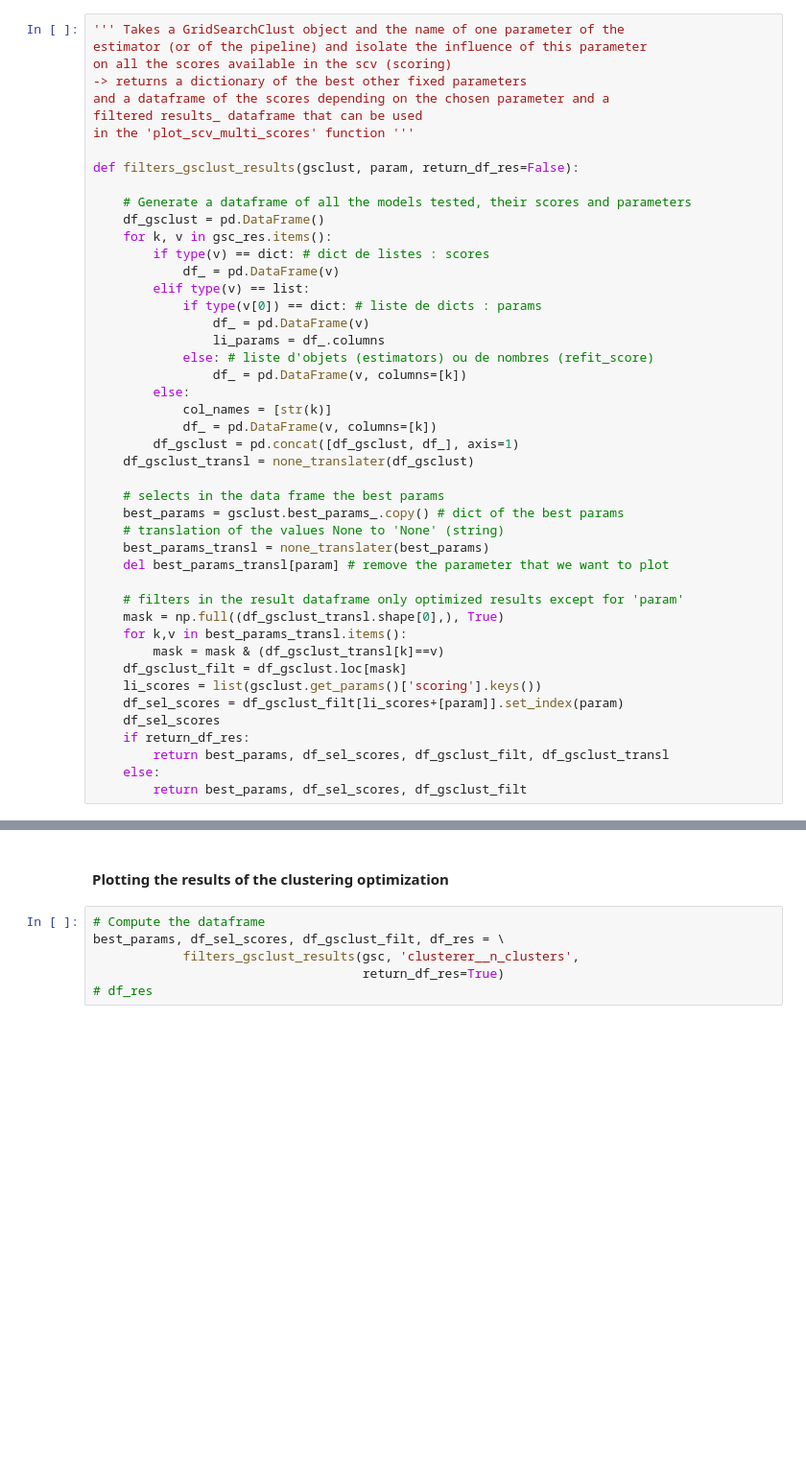
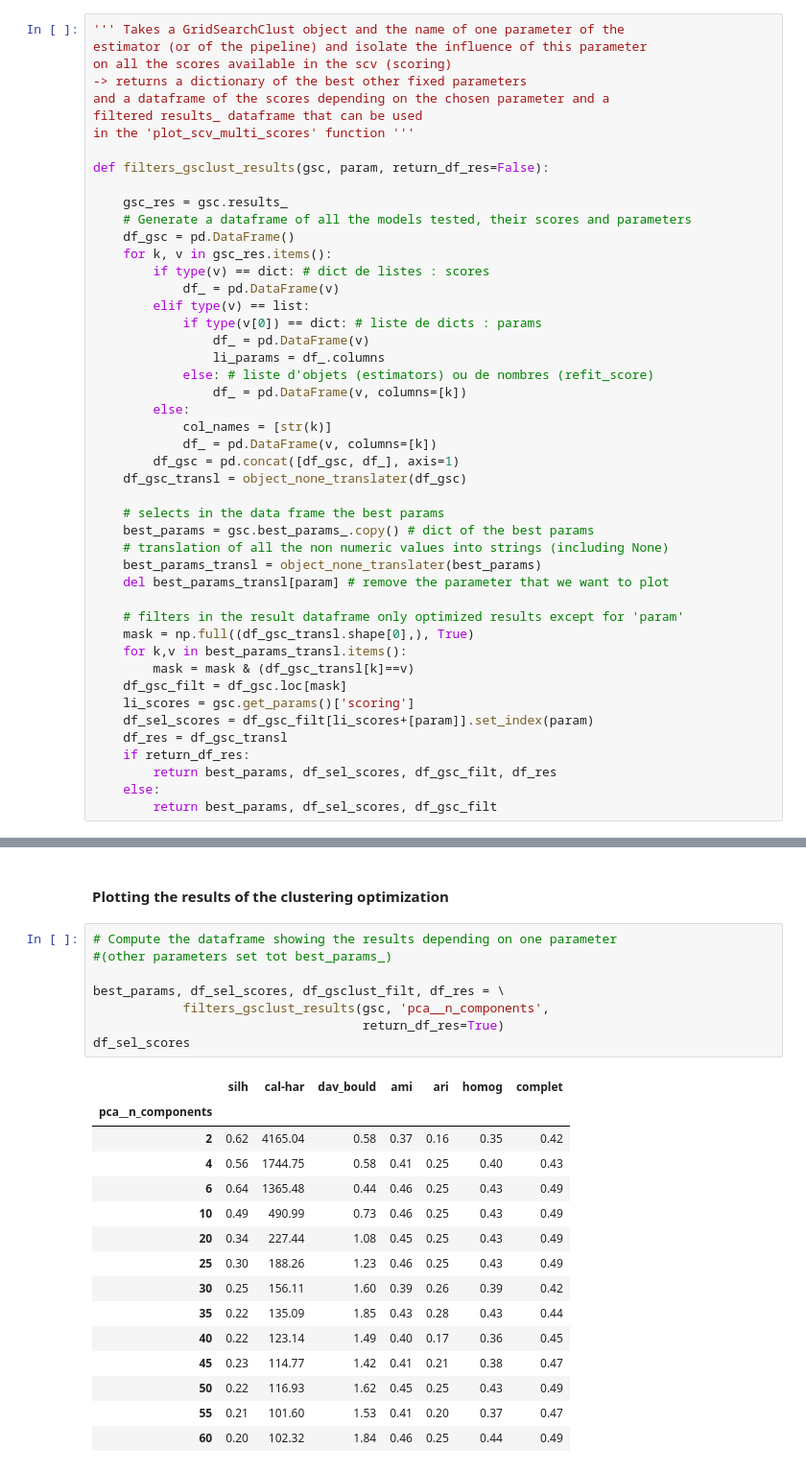
Before and after one commit to SmellyArmure/OC_DS_Project6, a Jupyter notebook: NOTEBOOK/P6_Cleaning_NLP.ipynb, the cells around one changed output, grey strips where cells are left out. Shown at 96% size. Saved outputs shown, nothing was run; the diff lists cells and outputs as text; blank space fills up the shorter version.

```diff
--- a/NOTEBOOK/P6_Cleaning_NLP.ipynb
+++ b/NOTEBOOK/P6_Cleaning_NLP.ipynb
@@ -634,10 +651,11 @@ and a dataframe of the scores depending on the chosen parameter and a
 filtered results_ dataframe that can be used
 in the 'plot_scv_multi_scores' function '''
 
-def filters_gsclust_results(gsclust, param, return_df_res=False):
+def filters_gsclust_results(gsc, param, return_df_res=False):
 
+    gsc_res = gsc.results_
     # Generate a dataframe of all the models tested, their scores and parameters
-    df_gsclust = pd.DataFrame()
+    df_gsc = pd.DataFrame()
     for k, v in gsc_res.items():
         if type(v) == dict: # dict de listes : scores
             df_ = pd.DataFrame(v)
@@ -650,27 +668,27 @@ def filters_gsclust_results(gsclust, param, return_df_res=False):
         else:
             col_names = [str(k)]
             df_ = pd.DataFrame(v, columns=[k])
-        df_gsclust = pd.concat([df_gsclust, df_], axis=1)
-    df_gsclust_transl = none_translater(df_gsclust)
+        df_gsc = pd.concat([df_gsc, df_], axis=1)
+    df_gsc_transl = object_none_translater(df_gsc)
 
     # selects in the data frame the best params
-    best_params = gsclust.best_params_.copy() # dict of the best params
-    # translation of the values None to 'None' (string)
-    best_params_transl = none_translater(best_params)
+    best_params = gsc.best_params_.copy() # dict of the best params
+    # translation of all the non numeric values into strings (including None)
+    best_params_transl = object_none_translater(best_params)
     del best_params_transl[param] # remove the parameter that we want to plot
 
     # filters in the result dataframe only optimized results except for 'param'
-    mask = np.full((df_gsclust_transl.shape[0],), True)
+    mask = np.full((df_gsc_transl.shape[0],), True)
     for k,v in best_params_transl.items():
-        mask = mask & (df_gsclust_transl[k]==v)
-    df_gsclust_filt = df_gsclust.loc[mask]
-    li_scores = list(gsclust.get_params()['scoring'].keys())
-    df_sel_scores = df_gsclust_filt[li_scores+[param]].set_index(param)
-    df_sel_scores
+        mask = mask & (df_gsc_transl[k]==v)
+    df_gsc_filt = df_gsc.loc[mask]
+    li_scores = gsc.get_params()['scoring']
+    df_sel_scores = df_gsc_filt[li_scores+[param]].set_index(param)
+    df_res = df_gsc_transl
     if return_df_res:
-        return best_params, df_sel_scores, df_gsclust_filt, df_gsclust_transl
+        return best_params, df_sel_scores, df_gsc_filt, df_res
     else:
-        return best_params, df_sel_scores, df_gsclust_filt
+        return best_params, df_sel_scores, df_gsc_filt
 # %% [markdown]
 #### plot_gsc_multiscore
 # %%
@@ -961,11 +1034,29 @@ scores_df = pd.DataFrame(gsc_res['scores'],
 # %% [markdown]
 #### Plotting the results of the clustering optimization
 # %%
-# Compute the dataframe
+# Compute the dataframe showing the results depending on one parameter
+#(other parameters set tot best_params_)
+
 best_params, df_sel_scores, df_gsclust_filt, df_res = \
-            filters_gsclust_results(gsc, 'clusterer__n_clusters',
+            filters_gsclust_results(gsc, 'pca__n_components',
                                     return_df_res=True)
-# df_res
+df_sel_scores
+# %% [output]
+|  | silh | cal-har | dav_bould | ami | ari | homog | complet |
+| pca__n_components |  |  |  |  |  |  |  |
+| 2 | 0.62 | 4165.04 | 0.58 | 0.37 | 0.16 | 0.35 | 0.42 |
+| 4 | 0.56 | 1744.75 | 0.58 | 0.41 | 0.25 | 0.40 | 0.43 |
+| 6 | 0.64 | 1365.48 | 0.44 | 0.46 | 0.25 | 0.43 | 0.49 |
+| 10 | 0.49 | 490.99 | 0.73 | 0.46 | 0.25 | 0.43 | 0.49 |
+| 20 | 0.34 | 227.44 | 1.08 | 0.45 | 0.25 | 0.43 | 0.49 |
+| 25 | 0.30 | 188.26 | 1.23 | 0.46 | 0.25 | 0.43 | 0.49 |
+| 30 | 0.25 | 156.11 | 1.60 | 0.39 | 0.26 | 0.39 | 0.42 |
+| 35 | 0.22 | 135.09 | 1.85 | 0.43 | 0.28 | 0.43 | 0.44 |
+| 40 | 0.22 | 123.14 | 1.49 | 0.40 | 0.17 | 0.36 | 0.45 |
+| 45 | 0.23 | 114.77 | 1.42 | 0.41 | 0.21 | 0.38 | 0.47 |
+| 50 | 0.22 | 116.93 | 1.62 | 0.45 | 0.25 | 0.43 | 0.49 |
+| 55 | 0.21 | 101.60 | 1.53 | 0.41 | 0.20 | 0.37 | 0.47 |
+| 60 | 0.20 | 102.32 | 1.84 | 0.46 | 0.25 | 0.44 | 0.49 |
 # %%
 # Plotting the graphs of the clustering scores with best refit score (line)
 
```
Also changed, not shown: parts of 22 cells of this notebook.
